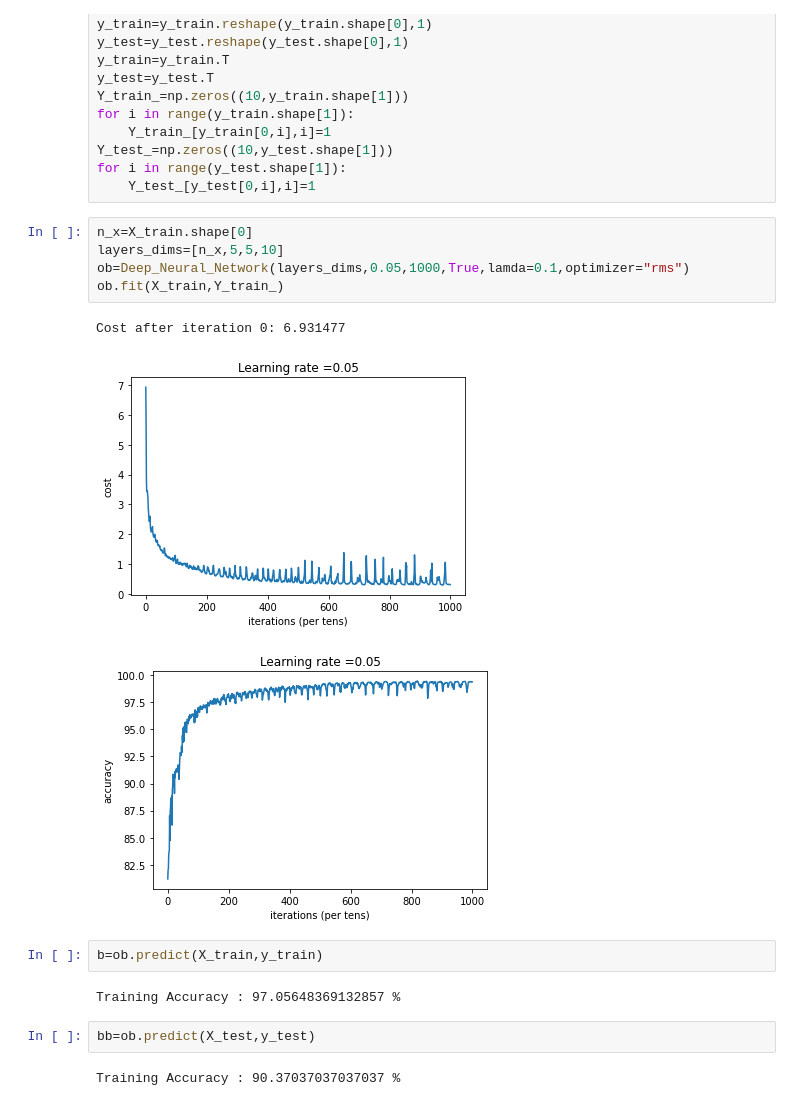
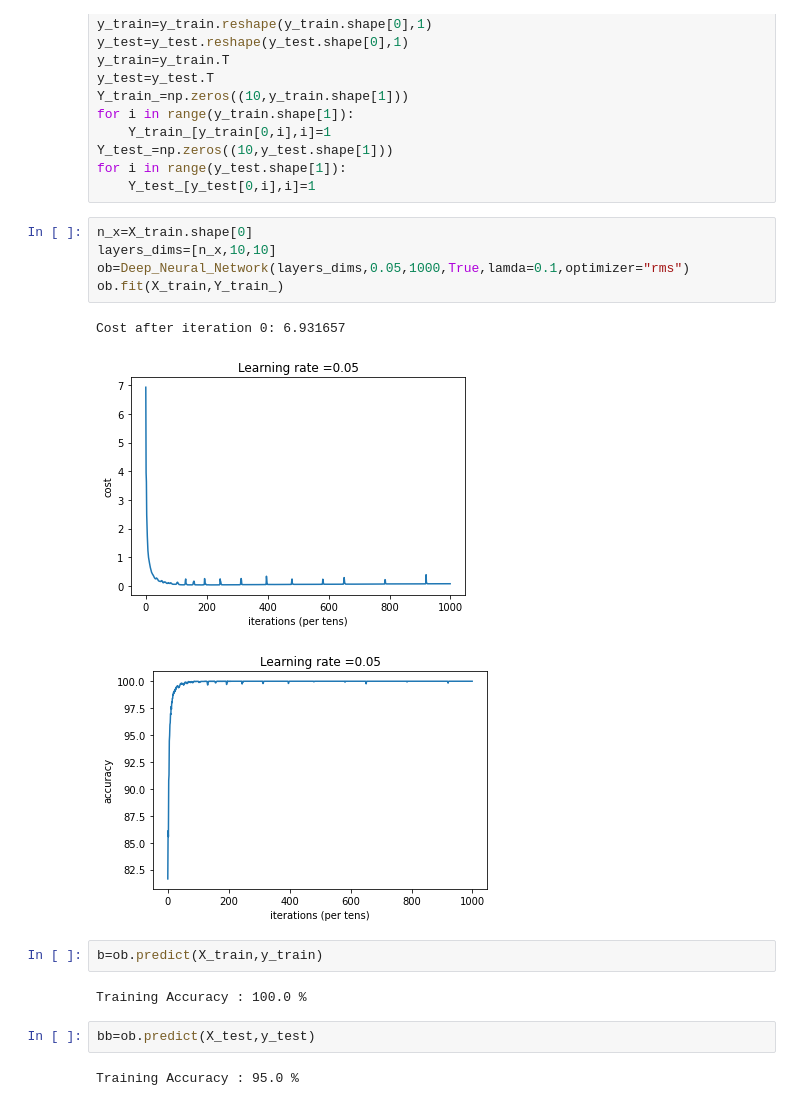
Before and after one commit to shivamjadhav-alfa/Deep_neural_network, a Jupyter notebook: DigitClassifier.ipynb, the cells around one changed output. Drawn from its saved outputs; the diff is of its cells as text.

```diff
--- a/DigitClassifier.ipynb
+++ b/DigitClassifier.ipynb
@@ -198,21 +198,21 @@ for i in range(y_test.shape[1]):
     Y_test_[y_test[0,i],i]=1
 # %%
 n_x=X_train.shape[0]
-layers_dims=[n_x,5,5,10]
+layers_dims=[n_x,10,10]
 ob=Deep_Neural_Network(layers_dims,0.05,1000,True,lamda=0.1,optimizer="rms")
 ob.fit(X_train,Y_train_)
 # %% [output]
-Cost after iteration 0: 6.931477
+Cost after iteration 0: 6.931657
-[figure, old version]
+[figure, new version]
-[figure, old version]
+[figure, new version]
 # %%
 b=ob.predict(X_train,y_train)
 # %% [output]
-Training Accuracy : 97.05648369132857 %
+Training Accuracy : 100.0 %
 # %%
 bb=ob.predict(X_test,y_test)
 # %% [output]
-Training Accuracy : 90.37037037037037 %
+Training Accuracy : 95.0 %
 # %%
 import random
 for j in range(15):
```
Also changed, not shown: parts of 2 cells of this notebook.
